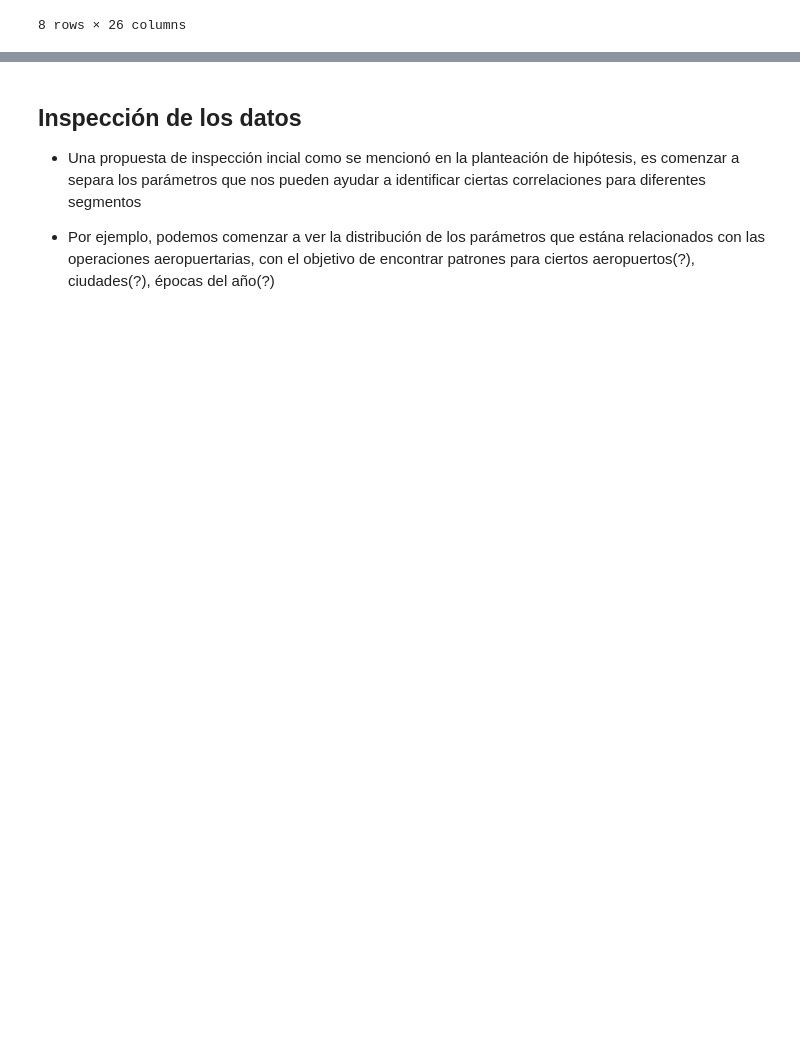
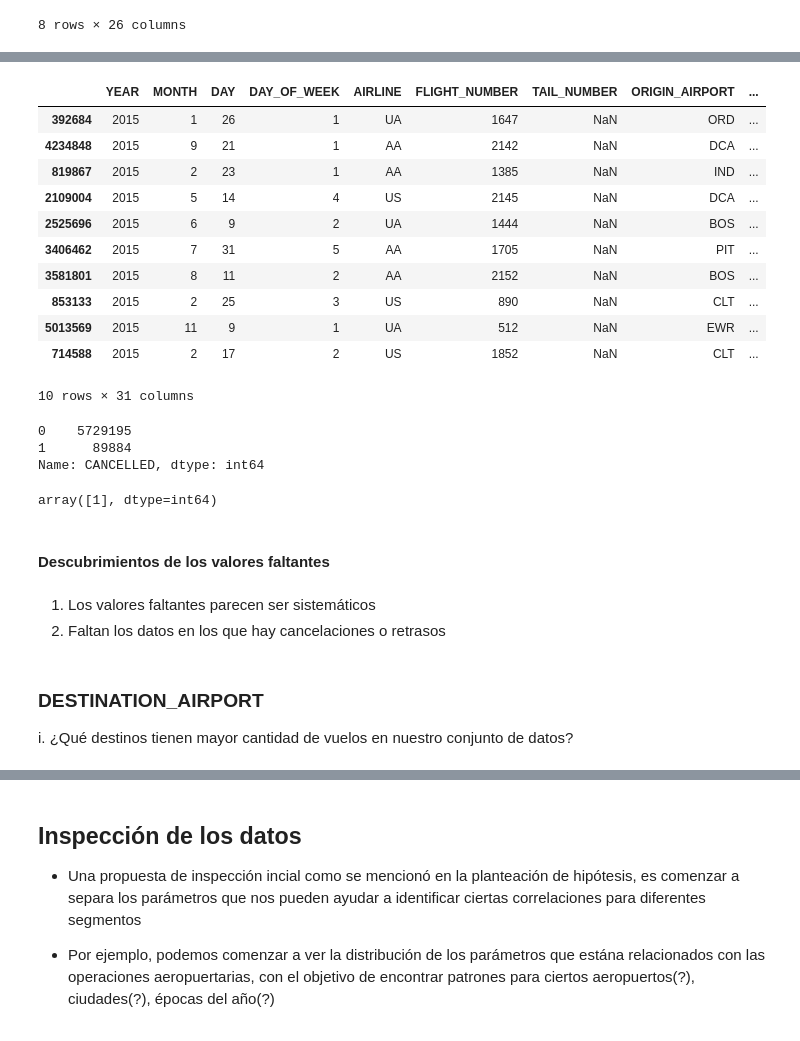
Before and after one commit to i0nathan/unaqds, a Jupyter notebook: flight_delay_prediction.ipynb, the cells around one changed output, grey strips where cells are left out. Cells and saved outputs as stored; diff of their text form; code cells hidden in the pictures; blank space fills up the shorter version.

Commit message:
New modifications on flights notebook

```diff
--- a/flight_delay_prediction.ipynb
+++ b/flight_delay_prediction.ipynb
@@ -244,0 +258,33 @@ flight_df.describe()
+# %%
+flight_df[flight_df['TAIL_NUMBER'].isna()].sample(10)
+# %% [output]
+|  | YEAR | MONTH | DAY | DAY_OF_WEEK | AIRLINE | FLIGHT_NUMBER | TAIL_NUMBER | ORIGIN_AIRPORT | ... |
+| 392684 | 2015 | 1 | 26 | 1 | UA | 1647 | NaN | ORD | ... |
+| 4234848 | 2015 | 9 | 21 | 1 | AA | 2142 | NaN | DCA | ... |
+| 819867 | 2015 | 2 | 23 | 1 | AA | 1385 | NaN | IND | ... |
+| 2109004 | 2015 | 5 | 14 | 4 | US | 2145 | NaN | DCA | ... |
+| 2525696 | 2015 | 6 | 9 | 2 | UA | 1444 | NaN | BOS | ... |
+| 3406462 | 2015 | 7 | 31 | 5 | AA | 1705 | NaN | PIT | ... |
+| 3581801 | 2015 | 8 | 11 | 2 | AA | 2152 | NaN | BOS | ... |
+| 853133 | 2015 | 2 | 25 | 3 | US | 890 | NaN | CLT | ... |
+| 5013569 | 2015 | 11 | 9 | 1 | UA | 512 | NaN | EWR | ... |
+| 714588 | 2015 | 2 | 17 | 2 | US | 1852 | NaN | CLT | ... |
+10 rows × 31 columns
+# %%
+flight_df['CANCELLED'].value_counts()
+# %% [output]
+0    5729195
+1      89884
+Name: CANCELLED, dtype: int64
+# %%
+flight_df[flight_df['TAIL_NUMBER'].isna()]['CANCELLED'].unique()
+# %% [output]
+array([1], dtype=int64)
+# %% [markdown]
+#### Descubrimientos de los valores faltantes
+# %% [markdown]
+1. Los valores faltantes parecen ser sistemáticos
+2. Faltan los datos en los que hay cancelaciones o retrasos
+# %% [markdown]
+### DESTINATION_AIRPORT
+i.	¿Qué destinos tienen mayor cantidad de vuelos en nuestro conjunto de datos?
```
Also changed, not shown: parts of 25 cells of this notebook, 3 other files.
